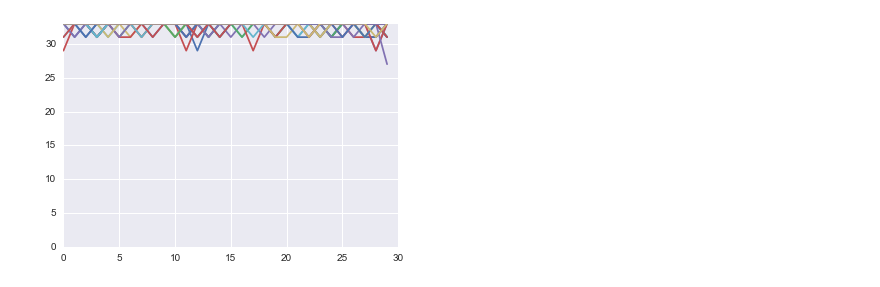
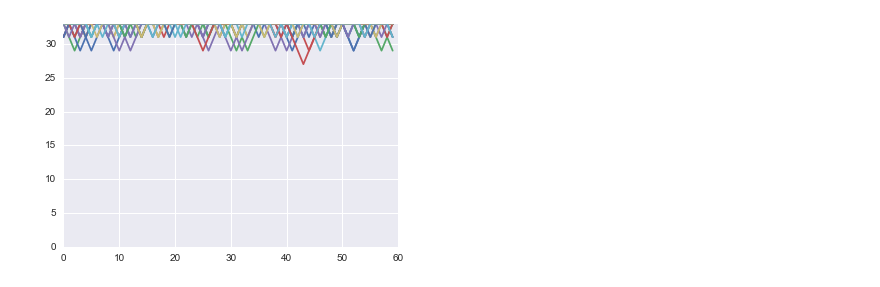
Before and after one commit to katjackson/traffic-simulation, a Jupyter notebook: Notebook Plots and Findings.ipynb, the cells around one changed output. Cells and saved outputs as stored; diff of their text form; code cells hidden in the pictures.

```diff
--- a/Notebook Plots and Findings.ipynb
+++ b/Notebook Plots and Findings.ipynb
@@ -11,7 +11,7 @@ from road import Road
 %matplotlib inline
 # %%
 from simulator import main
-speed_limit, positions, speeds = main()
+speed_limit, positions, speeds, mean_speeds, st_devs = main()
 # %%
 def arrange_data(sim_positions):
     position_matrix = []
@@ -106,7 +106,7 @@ plt.show()
 # %%
-round_100 = np.reshape(np.array(speeds[4]), (30, 29))
+round_100 = np.reshape(np.array(speeds[4]), (60, 30))
 plt.plot(round_100)
-plt.axis([0.0, 30.0, 0.0, 33.0])
+plt.axis([0.0, 60.0, 0.0, 33.0])
 plt.show()
 # %% [output]
-[figure, old version]
+[figure, new version]
```
Also changed, not shown: parts of 9 cells of this notebook, 2 other files.
